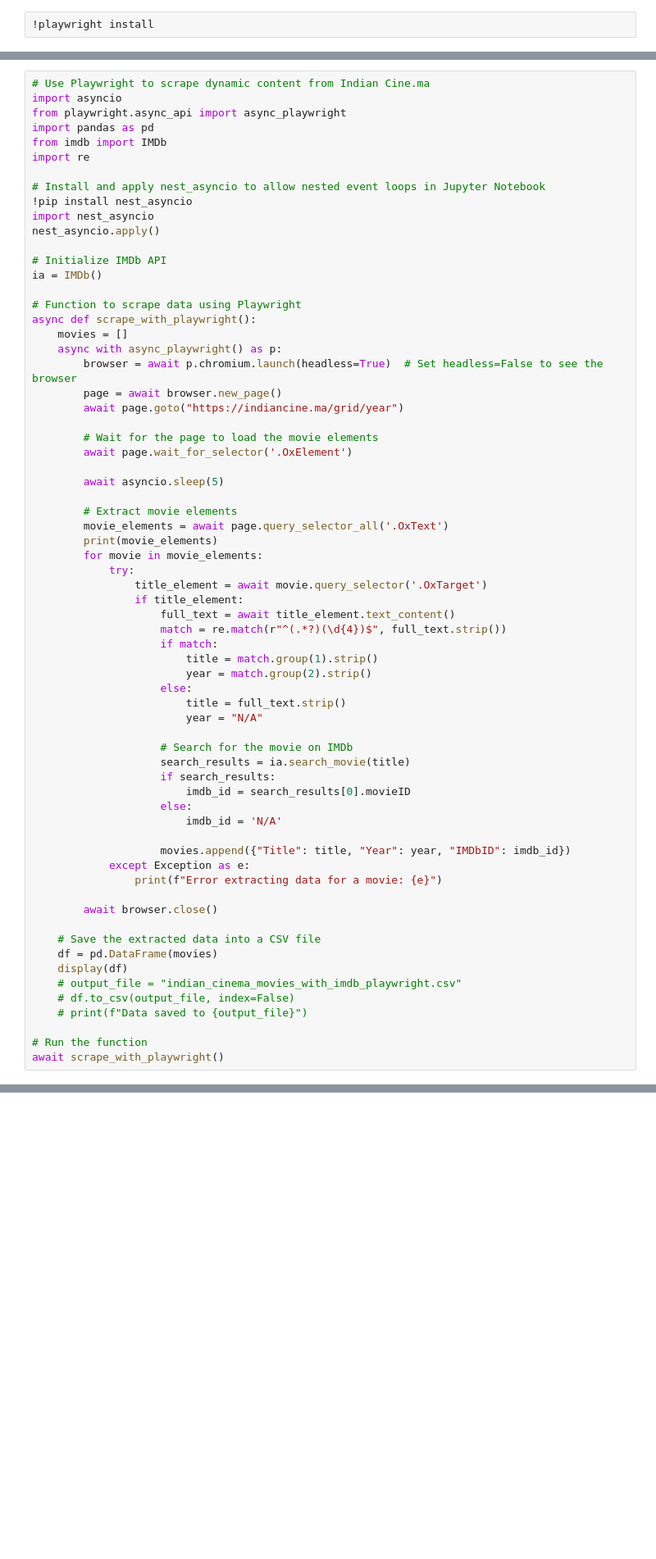
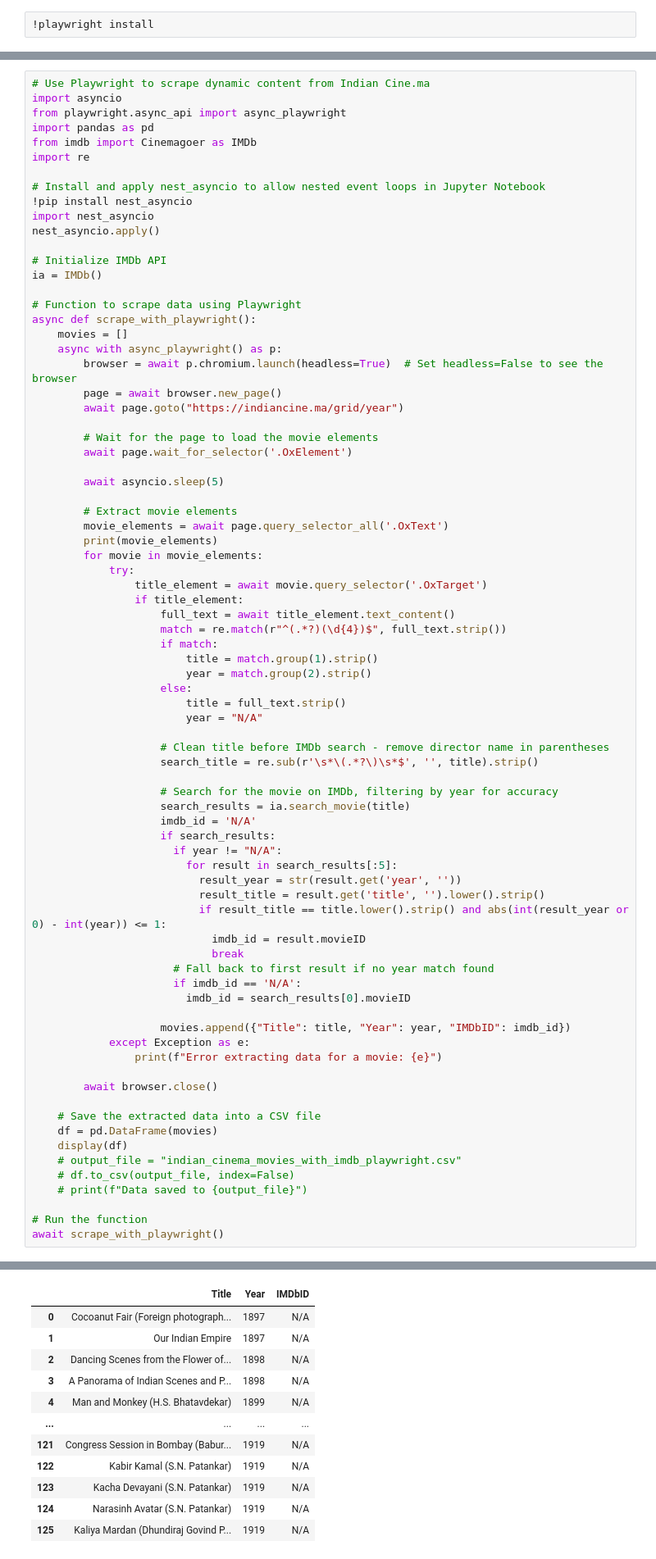
Before and after one commit to Rhea-Shah23/indiancine.ma-scrape-curate, a Jupyter notebook: MACS207_Indiancine_ma_Scrape_and_Curate.ipynb, the cells around one changed output, grey strips where cells are left out. Shown at 82% size. Drawn from its saved outputs; the diff is of its cells as text; blank space fills up the shorter version.

Commit message:
fix imdb id matching, stripped parentheticals from title before search

```diff
--- a/MACS207_Indiancine_ma_Scrape_and_Curate.ipynb
+++ b/MACS207_Indiancine_ma_Scrape_and_Curate.ipynb
@@ -11,7 +46,7 @@
 import asyncio
 from playwright.async_api import async_playwright
 import pandas as pd
-from imdb import IMDb
+from imdb import Cinemagoer as IMDb
 import re
 
 # Install and apply nest_asyncio to allow nested event loops in Jupyter Notebook
@@ -51,12 +86,23 @@ async def scrape_with_playwright():
                         title = full_text.strip()
                         year = "N/A"
 
-                    # Search for the movie on IMDb
+                    # Clean title before IMDb search - remove director name in parentheses
+                    search_title = re.sub(r'\s*\(.*?\)\s*$', '', title).strip()
+
+                    # Search for the movie on IMDb, filtering by year for accuracy
                     search_results = ia.search_movie(title)
+                    imdb_id = 'N/A'
                     if search_results:
+                      if year != "N/A":
+                        for result in search_results[:5]:
+                          result_year = str(result.get('year', ''))
+                          result_title = result.get('title', '').lower().strip()
+                          if result_title == title.lower().strip() and abs(int(result_year or 0) - int(year)) <= 1:
+                            imdb_id = result.movieID
+                            break
+                      # Fall back to first result if no year match found
+                      if imdb_id == 'N/A':
                         imdb_id = search_results[0].movieID
-                    else:
-                        imdb_id = 'N/A'
 
                     movies.append({"Title": title, "Year": year, "IMDbID": imdb_id})
             except Exception as e:
@@ -73,3 +119,4 @@ async def scrape_with_playwright():
 
 # Run the function
 await scrape_with_playwright()
+# %% [output]
@@ -75,0 +125,12 @@ await scrape_with_playwright()
+|  | Title | Year | IMDbID |
+| 0 | Cocoanut Fair (Foreign photograph... | 1897 | N/A |
+| 1 | Our Indian Empire | 1897 | N/A |
+| 2 | Dancing Scenes from the Flower of... | 1898 | N/A |
+| 3 | A Panorama of Indian Scenes and P... | 1898 | N/A |
+| 4 | Man and Monkey (H.S. Bhatavdekar) | 1899 | N/A |
+| ... | ... | ... | ... |
+| 121 | Congress Session in Bombay (Babur... | 1919 | N/A |
+| 122 | Kabir Kamal (S.N. Patankar) | 1919 | N/A |
+| 123 | Kacha Devayani (S.N. Patankar) | 1919 | N/A |
+| 124 | Narasinh Avatar (S.N. Patankar) | 1919 | N/A |
+| 125 | Kaliya Mardan (Dhundiraj Govind P... | 1919 | N/A |
```
Also changed, not shown: parts of 4 cells of this notebook.
